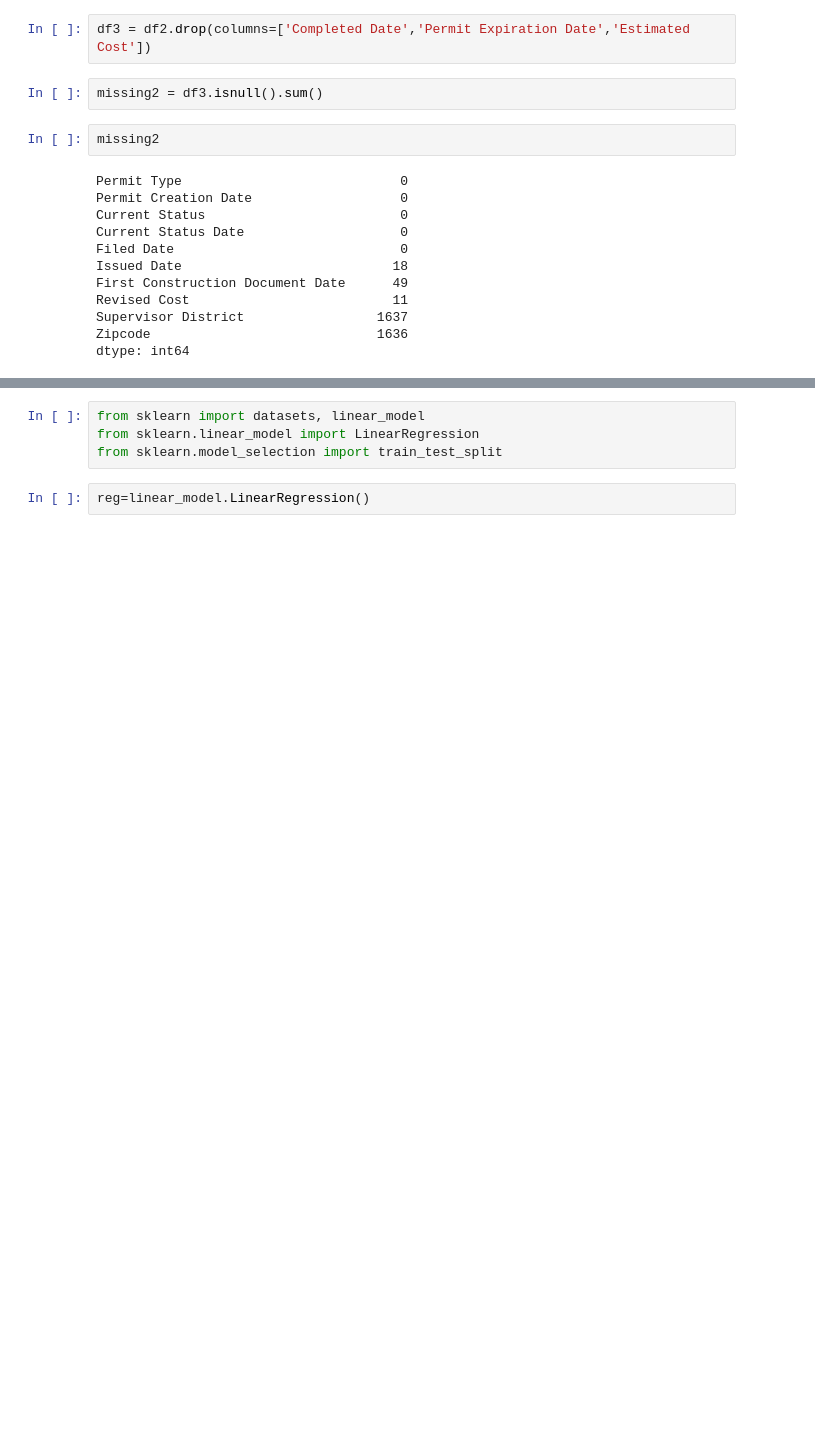
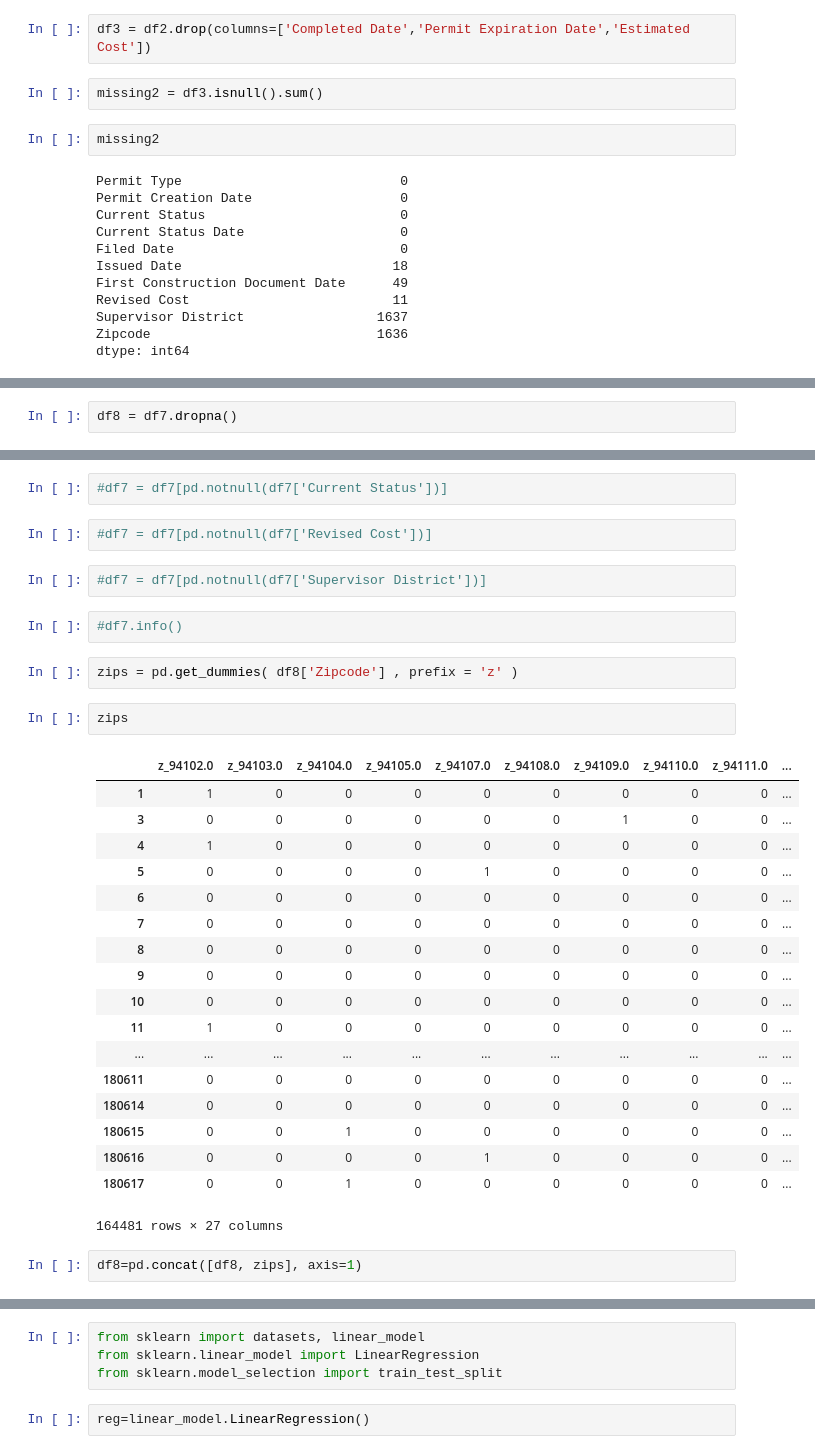
Before and after one commit to neilthaker07/sf-building-permits, a Jupyter notebook: solution2.ipynb, the cells around one changed output, grey strips where cells are left out. Saved outputs shown, nothing was run; the diff lists cells and outputs as text; blank space fills up the shorter version.

```diff
--- a/solution2.ipynb
+++ b/solution2.ipynb
@@ -128,0 +265,2 @@ dtype: int64
+# %%
+df8 = df7.dropna()
@@ -128,0 +286,33 @@ dtype: int64
+# %%
+#df7 = df7[pd.notnull(df7['Current Status'])]
+# %%
+#df7 = df7[pd.notnull(df7['Revised Cost'])]
+# %%
+#df7 = df7[pd.notnull(df7['Supervisor District'])]
+# %%
+#df7.info()
+# %%
+zips = pd.get_dummies( df8['Zipcode'] , prefix = 'z' )
+# %%
+zips
+# %% [output]
+|  | z_94102.0 | z_94103.0 | z_94104.0 | z_94105.0 | z_94107.0 | z_94108.0 | z_94109.0 | z_94110.0 | z_94111.0 | ... |
+| 1 | 1 | 0 | 0 | 0 | 0 | 0 | 0 | 0 | 0 | ... |
+| 3 | 0 | 0 | 0 | 0 | 0 | 0 | 1 | 0 | 0 | ... |
+| 4 | 1 | 0 | 0 | 0 | 0 | 0 | 0 | 0 | 0 | ... |
+| 5 | 0 | 0 | 0 | 0 | 1 | 0 | 0 | 0 | 0 | ... |
+| 6 | 0 | 0 | 0 | 0 | 0 | 0 | 0 | 0 | 0 | ... |
+| 7 | 0 | 0 | 0 | 0 | 0 | 0 | 0 | 0 | 0 | ... |
+| 8 | 0 | 0 | 0 | 0 | 0 | 0 | 0 | 0 | 0 | ... |
+| 9 | 0 | 0 | 0 | 0 | 0 | 0 | 0 | 0 | 0 | ... |
+| 10 | 0 | 0 | 0 | 0 | 0 | 0 | 0 | 0 | 0 | ... |
+| 11 | 1 | 0 | 0 | 0 | 0 | 0 | 0 | 0 | 0 | ... |
+| ... | ... | ... | ... | ... | ... | ... | ... | ... | ... | ... |
+| 180611 | 0 | 0 | 0 | 0 | 0 | 0 | 0 | 0 | 0 | ... |
+| 180614 | 0 | 0 | 0 | 0 | 0 | 0 | 0 | 0 | 0 | ... |
+| 180615 | 0 | 0 | 1 | 0 | 0 | 0 | 0 | 0 | 0 | ... |
+| 180616 | 0 | 0 | 0 | 0 | 1 | 0 | 0 | 0 | 0 | ... |
+| 180617 | 0 | 0 | 1 | 0 | 0 | 0 | 0 | 0 | 0 | ... |
+164481 rows × 27 columns
+# %%
+df8=pd.concat([df8, zips], axis=1)
```
Also changed, not shown: parts of 87 cells of this notebook.
